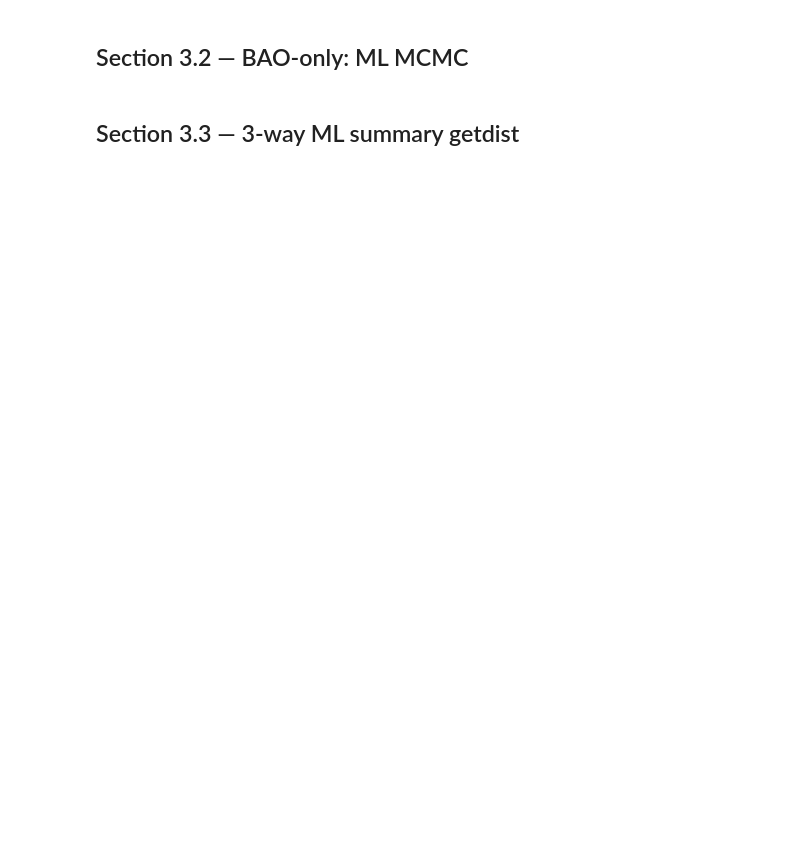
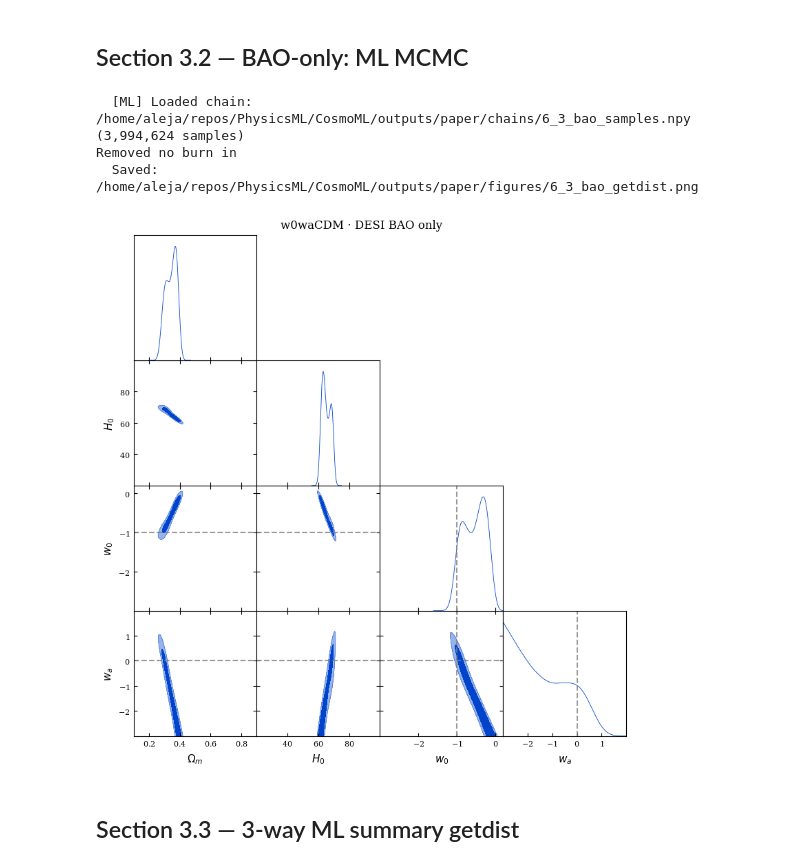
Before and after one commit to AlejandroMirRamos/CosmoML, a Jupyter notebook: notebooks/07_Benchmark.ipynb, the cells around one changed output. Drawn from its saved outputs; the diff is of its cells as text; code cells hidden in the pictures; blank space fills up the shorter version.

```diff
--- a/notebooks/07_Benchmark.ipynb
+++ b/notebooks/07_Benchmark.ipynb
@@ -122,15 +129,26 @@ def locate_bestfit(chi2_fn, features, ranges):
     m = Minuit(chi2_fn, **init)
     m.limits = [ranges[f] for f in features]
     m.migrad()
+    cov_matrix = None
+    try:
+        m.hesse()
+        errors = {f: float(m.errors[f]) for f in features}
+        if m.covariance is not None:
+            cov_matrix = np.array(m.covariance)
+    except Exception:
+        errors = {f: 0.1 * (ranges[f][1] - ranges[f][0]) for f in features}
     REF = {f: float(m.values[f]) for f in features}
     print(f"  Best-fit : {', '.join(f'{f}={v:.4f}' for f, v in REF.items())}")
+    print(f"  Errors   : {', '.join(f'{f}={errors[f]:.4f}' for f in features)}")
     print(f'  chi2_min : {m.fval:.2f}')
-    return REF, m.fval
+    if cov_matrix is not None:
+        print('  Covariance: OK (correlated sampling enabled)')
+    return REF, m.fval, errors, cov_matrix
 
 
-def build_dataset(chi2_fn, section, features, ranges):
+def build_dataset(chi2_fn, section, features, ranges, n_gaussian=0, gaussian_sigma_scale=3.0, n_random=80_000):
     csv_path = DATASETS_DIR / f'{section}_dataset.csv'
-    REF, _ = locate_bestfit(chi2_fn, features, ranges)
+    REF, _, errors, cov_matrix = locate_bestfit(chi2_fn, features, ranges)
     ndim = len(features)
 
     def builder():
@@ -140,17 +158,29 @@ def build_dataset(chi2_fn, section, features, ranges):
                 fi, fj = features[_i], features[_j]
                 fixed  = {f: REF[f] for f in features if f not in (fi, fj)}
                 slices.append({fi: ranges[fi], fj: ranges[fj], **fixed, '_n': 20_000})
+        gclouds = None
+        if n_gaussian > 0:
+            if cov_matrix is not None:
+                # Use full Hessian covariance — captures degeneracy directions.
+                gclouds = [{'center': REF, 'cov': cov_matrix.tolist(),
+                            'scale': gaussian_sigma_scale, 'n': n_gaussian,
+                            'bounds': {f: ranges[f] for f in features}}]
+            else:
+                sigma = {f: gaussian_sigma_scale * errors[f] for f in features}
+                gclouds = [{'center': REF, 'sigma': sigma, 'n': n_gaussian,
+                            'bounds': {f: ranges[f] for f in features}}]
         return build_chi2_dataset(
             chi2_fn=chi2_fn, param_names=features,
             slices=slices,
             random_box={f: ranges[f] for f in features},
-            n_random=80_000,
+            n_random=n_random,
+            gaussian_clouds=gclouds,
             save_to=csv_path, seed=42,
         )
 
     df = load_or_build(csv_path, builder, force=FORCE_RETRAIN)
     print(f'  Dataset  : {len(df):,} rows | chi2 [{df["chi2"].min():.2f}, {df["chi2"].max():.2f}]')
-    return df, REF
+    return df, REF, cov_matrix
 
 
 def _generate_param_array(features, ranges, ref, ndim):
@@ -181,6 +211,7 @@ def build_dataset_gpu(gpu_predict_fn, chi2_fn_cpu, section, features, ranges, re
     """Same sampling as build_dataset (seed=42), chi2 via JAX vmap GPU.
     Compares against existing CPU dataset and times a CPU sample for speedup.
     """
+    from joblib.externals.loky import get_reusable_executor
     csv_gpu = DATASETS_DIR / f'{section}_dataset_gpu.csv'
     csv_cpu = DATASETS_DIR / f'{section}_dataset.csv'
     ndim    = len(features)
@@ -208,8 +239,8 @@ def build_dataset_gpu(gpu_predict_fn, chi2_fn_cpu, section, features, ranges, re
     ]
     print(f'  [DS-CPU]  Timing sample {N_CPU_SAMPLE:,} pts ({n_cores} cores)...')
     t0 = time.perf_counter()
-    with concurrent.futures.ProcessPoolExecutor(max_workers=n_cores) as ex:
-        list(ex.map(_chi2_worker, tasks, chunksize=100))
+    executor = get_reusable_executor(max_workers=n_cores)
+    list(executor.map(_chi2_worker, tasks, chunksize=100))
     cpu_sample_wall = time.perf_counter() - t0
     cpu_extrap = cpu_sample_wall / N_CPU_SAMPLE * total
     speedup = (cpu_extrap / gpu_wall) if (gpu_wall and gpu_wall > 0) else None
@@ -429,7 +511,7 @@ REF_2_1b, _ = locate_bestfit(chi2_panth_bao_cmb, FEATURES_4, RANGES_4)
 SECTION_3_BAO = '6_3_bao'
 TITLE_3_BAO   = 'w0waCDM · DESI BAO only'
 
-df_3_bao, REF_3_bao = build_dataset(chi2_bao_only, SECTION_3_BAO, FEATURES_4, RANGES_4)
+df_3_bao, REF_3_bao, COV_3_bao = build_dataset(chi2_bao_only, SECTION_3_BAO, FEATURES_4, RANGES_4, n_gaussian=150_000, gaussian_sigma_scale=3.0)
 model_3_bao, info_3_bao, shap_v_3_bao, X_s_3_bao = train_and_shap(
     df_3_bao, FEATURES_4, SECTION_3_BAO, title=TITLE_3_BAO,
 )
@@ -438,8 +541,14 @@ model_3_bao, info_3_bao, shap_v_3_bao, X_s_3_bao = train_and_shap(
 # %%
 samples_3_bao, ml_meta_bao = run_mcmc_and_getdist(
     model_3_bao, FEATURES_4, RANGES_4, REF_3_bao, SECTION_3_BAO,
     labels=LABELS, markers=MARKERS_DE, title=TITLE_3_BAO,
+    proposal_cov=COV_3_bao,
 )
+# %% [output]
+  [ML] Loaded chain: /home/aleja/repos/PhysicsML/CosmoML/outputs/paper/chains/6_3_bao_samples.npy  (3,994,624 samples)
+Removed no burn in
+  Saved: /home/aleja/repos/PhysicsML/CosmoML/outputs/paper/figures/6_3_bao_getdist.png
+[figure, added]
 # %% [markdown]
 ## Section 3.3 — 3-way ML summary getdist
 # %%
```
Also changed, not shown: parts of 17 cells of this notebook, 2 other files.
